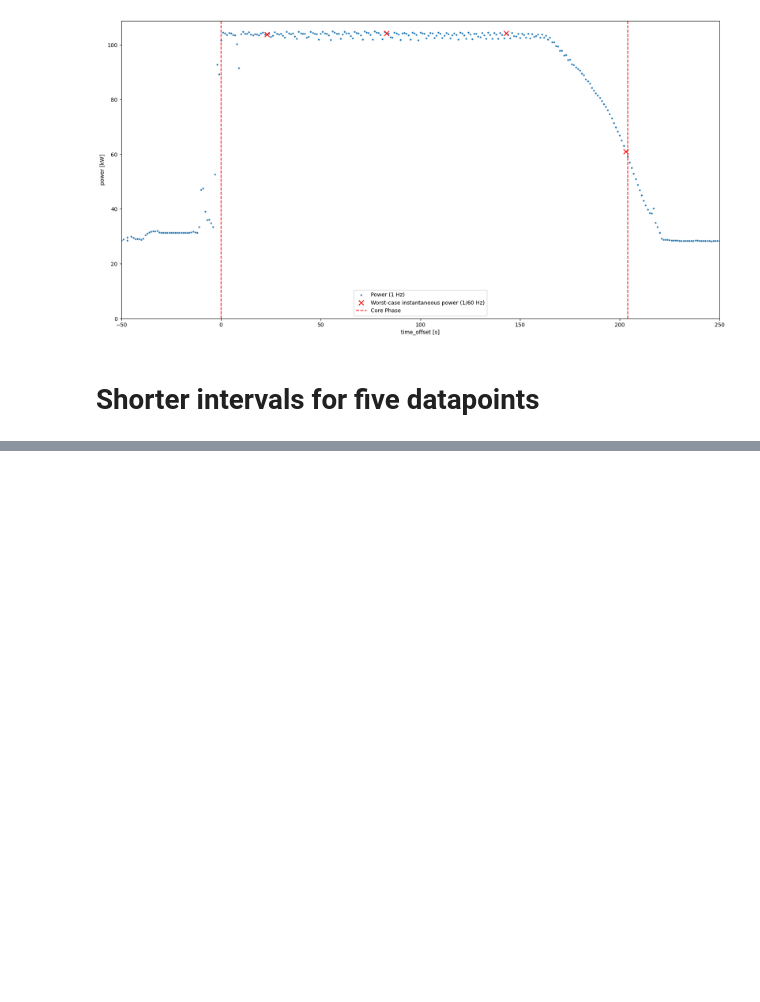
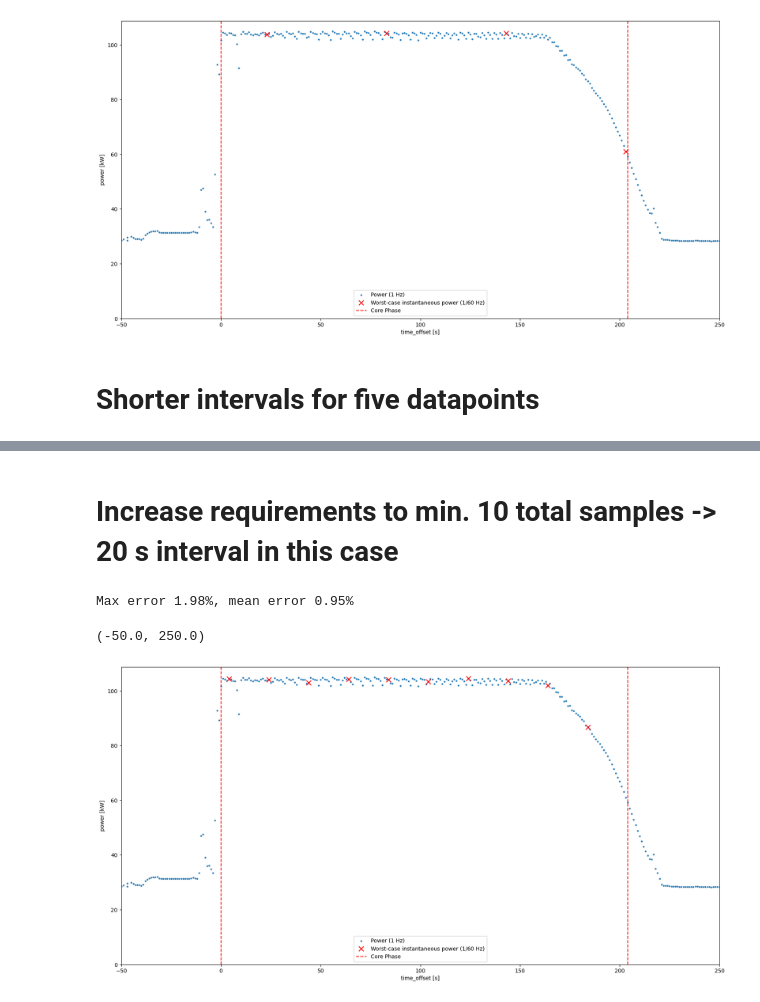
Before and after one commit to tilsche/hpl-phases, a Jupyter notebook: megware-grete.ipynb, the cells around one changed output, grey strips where cells are left out. Cells and saved outputs as stored; diff of their text form; code cells hidden in the pictures; blank space fills up the shorter version.

```diff
--- a/megware-grete.ipynb
+++ b/megware-grete.ipynb
@@ -86 +91,30 @@ Max error 4.67%, mean error 2.13%
 [figure]
+# %% [markdown]
+# Increase requirements to min. 10 total samples -> 20 s interval in this case
+# %%
+max_error = 0
+errors = []
+interval = 20
+df_core.loc[:, "seconds_in_interval"] = (df_core["time"].astype(int) // 10**9) % interval
+for shift in range(0, interval, 1):
+    df_shifted = df_core[df_core["seconds_in_interval"] == shift]
+    shifted_power = df_shifted.power.mean()
+    error = abs(true_power - shifted_power) / true_power
+    errors.append(error)
+    if error > max_error:
+        max_error = error
+        df_worst = df_shifted
+
+print(f"Max error {max_error:.2%}, mean error {sum(errors) / len(errors):.2%}")
+
+ax = df.plot(x="time_offset [s]", y="power [kW]", kind="scatter", figsize=(20, 10), marker=".", label="Power (1 Hz)")
+ax.set_ylim(0)
+df_worst.plot(x="time_offset [s]", y="power [kW]", kind="scatter", marker="x", s=80, ax=ax, color="red", label="Worst-case instantaneous power (1/60 Hz)")
+ax.axvline(0, color='r', linestyle='--', label='Core Phase')
+ax.axvline((core_phase_end - core_phase_start).total_seconds(), color='r', linestyle='--')
+ax.legend()
+ax.set_xlim(-50, 250)
+# %% [output]
+Max error 1.98%, mean error 0.95%
+(-50.0, 250.0)
+[figure, added]
```
Also changed, not shown: parts of 1 cell of this notebook, 3 other files.
